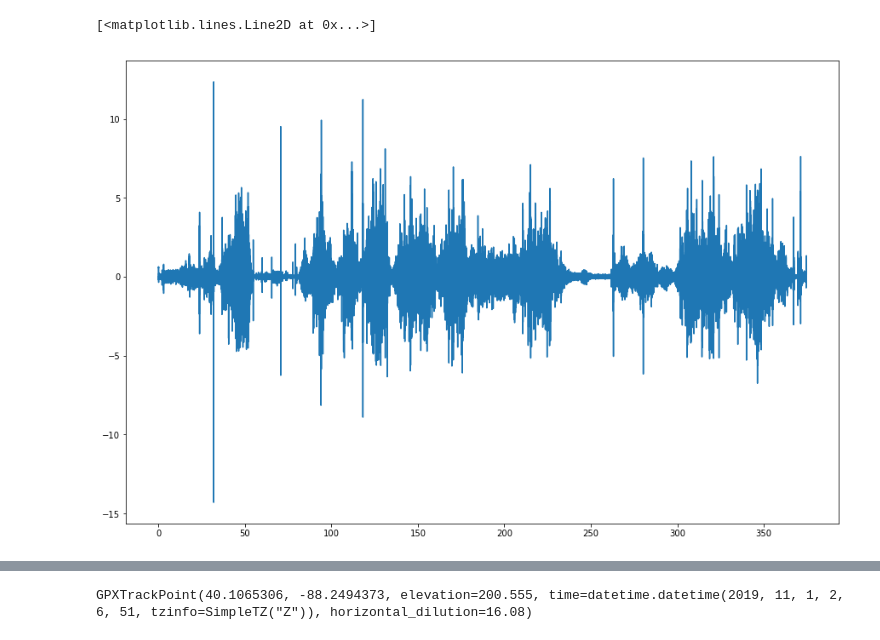
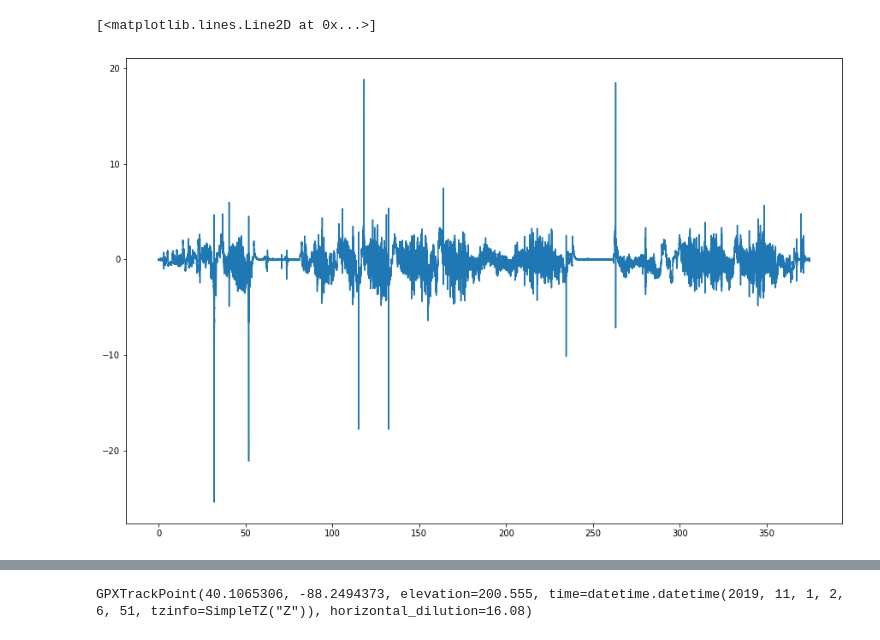
Before and after one commit to inducer/splash-activities, a Jupyter notebook: mste-drive-2019-10-31/Drive data.ipynb, the cells around one changed output, grey strips where cells are left out. Saved outputs shown, nothing was run; the diff lists cells and outputs as text; code cells hidden in the pictures.

```diff
--- a/mste-drive-2019-10-31/Drive data.ipynb
+++ b/mste-drive-2019-10-31/Drive data.ipynb
@@ -28,10 +23,10 @@ acceleration
 75618 rows × 5 columns
 # %%
 plt.figure(figsize=(15, 10))
-plt.plot(acceleration["Time (s)"], acceleration["Linear Acceleration z (m/s^2)"], )
+plt.plot(acceleration["Time (s)"], acceleration["Linear Acceleration y (m/s^2)"], )
 # %% [output]
 [<matplotlib.lines.Line2D at 0x...>]
-[figure, old version]
+[figure, new version]
 # %%
 vehicle = pd.read_csv("vehicle-translated.csv")
 vehicle_start_time = datetime.datetime.fromisoformat(vehicle["Time [s]"][0]).timestamp()
```
Also changed, not shown: parts of 6 cells of this notebook.
